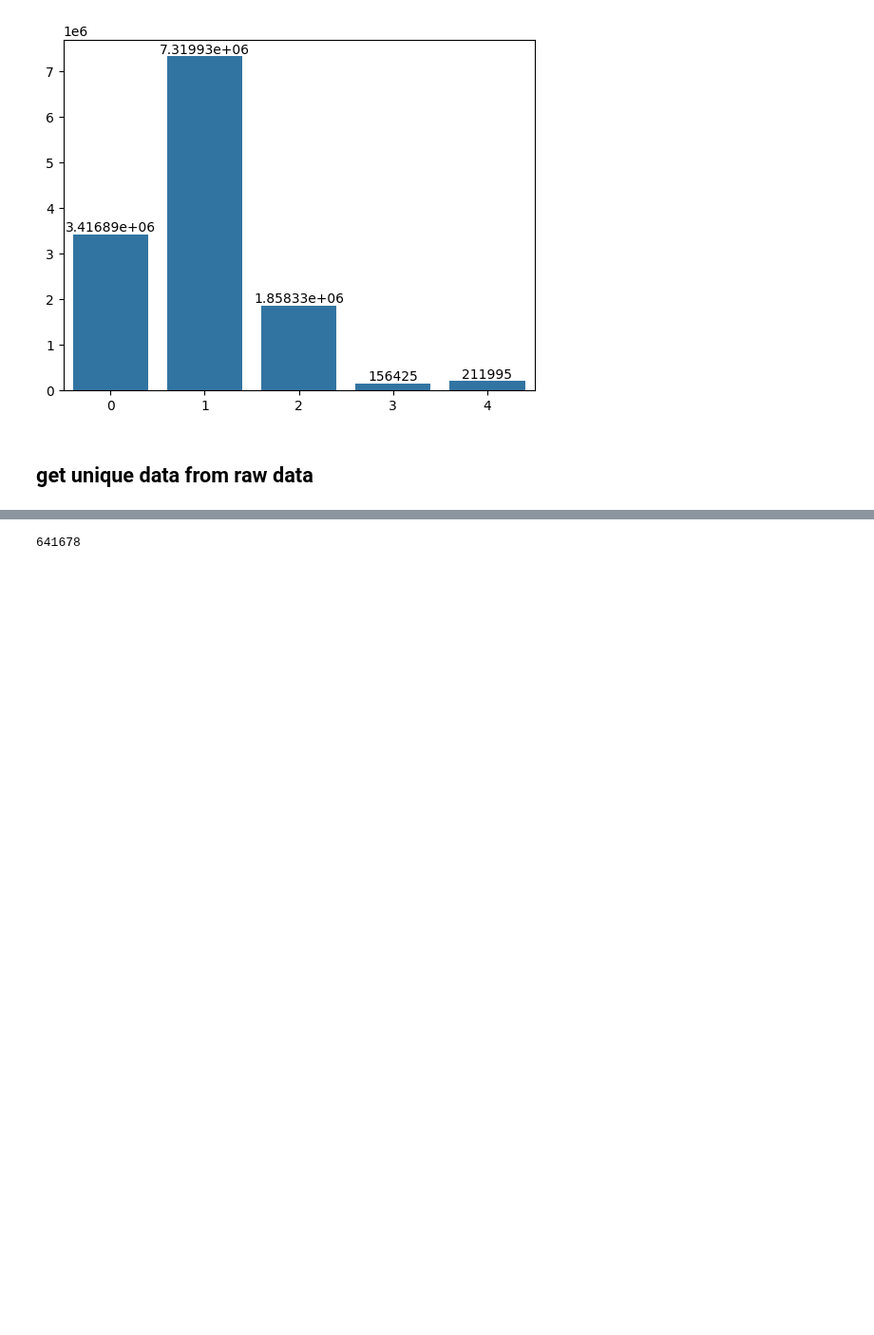
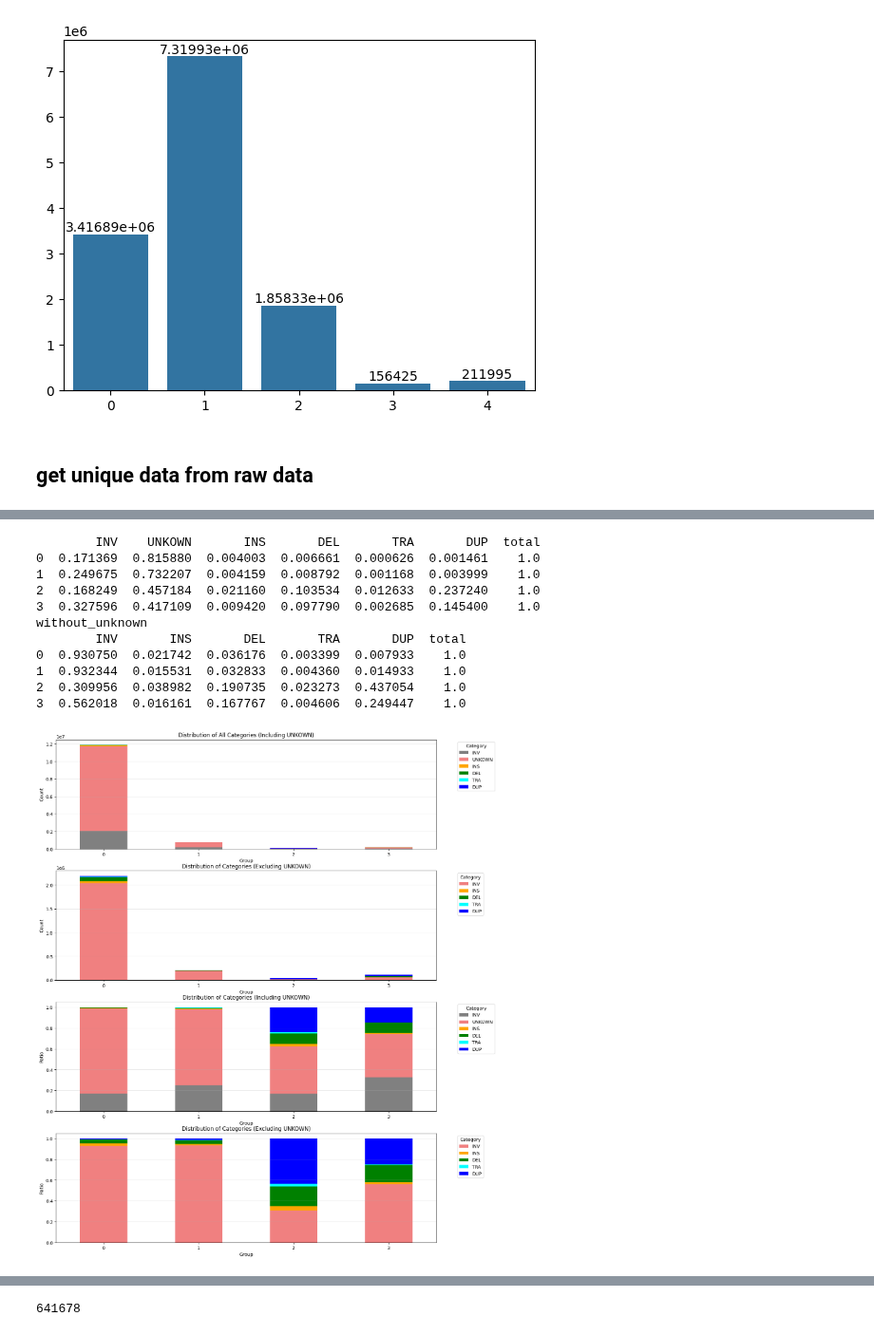
Before and after one commit to ylab-hi/ChimeraLM, a Jupyter notebook: notebooks/data.ipynb, the cells around one changed output, grey strips where cells are left out. Shown at 95% size. Saved outputs shown, nothing was run; the diff lists cells and outputs as text; code cells hidden in the pictures; blank space fills up the shorter version.

```diff
--- a/notebooks/data.ipynb
+++ b/notebooks/data.ipynb
@@ -110,0 +225,2 @@ unique_data = read_unique_data_from_raw_data("../data/raw/PC3_10_cells_MDA_P2_di
+# %%
+unqiue_data_sv_all_group = get_read_sv_for_all_group(unique_data_remove_mk1c_read_sups, sv_data)
@@ -110,0 +247,4 @@ unique_data = read_unique_data_from_raw_data("../data/raw/PC3_10_cells_MDA_P2_di
+# %%
+sv_counters =  {}
+for k,v in unqiue_data_sv_all_group.items():
+    sv_counters[k] = Counter(v)
@@ -110,0 +271,2 @@ unique_data = read_unique_data_from_raw_data("../data/raw/PC3_10_cells_MDA_P2_di
+# %%
+sv_counters = dict(sorted(sv_counters.items()))
@@ -110,0 +336,15 @@ unique_data = read_unique_data_from_raw_data("../data/raw/PC3_10_cells_MDA_P2_di
+# %%
+vis_sv_df = vis_sv2(sv_counters)
+# %% [output]
+        INV    UNKOWN       INS       DEL       TRA       DUP  total
+0  0.171369  0.815880  0.004003  0.006661  0.000626  0.001461    1.0
+1  0.249675  0.732207  0.004159  0.008792  0.001168  0.003999    1.0
+2  0.168249  0.457184  0.021160  0.103534  0.012633  0.237240    1.0
+3  0.327596  0.417109  0.009420  0.097790  0.002685  0.145400    1.0
+without_unknown
+        INV       INS       DEL       TRA       DUP  total
+0  0.930750  0.021742  0.036176  0.003399  0.007933    1.0
+1  0.932344  0.015531  0.032833  0.004360  0.014933    1.0
+2  0.309956  0.038982  0.190735  0.023273  0.437054    1.0
+3  0.562018  0.016161  0.167767  0.004606  0.249447    1.0
+[figure, added]
```
Also changed, not shown: parts of 69 cells of this notebook, 2 other files.
